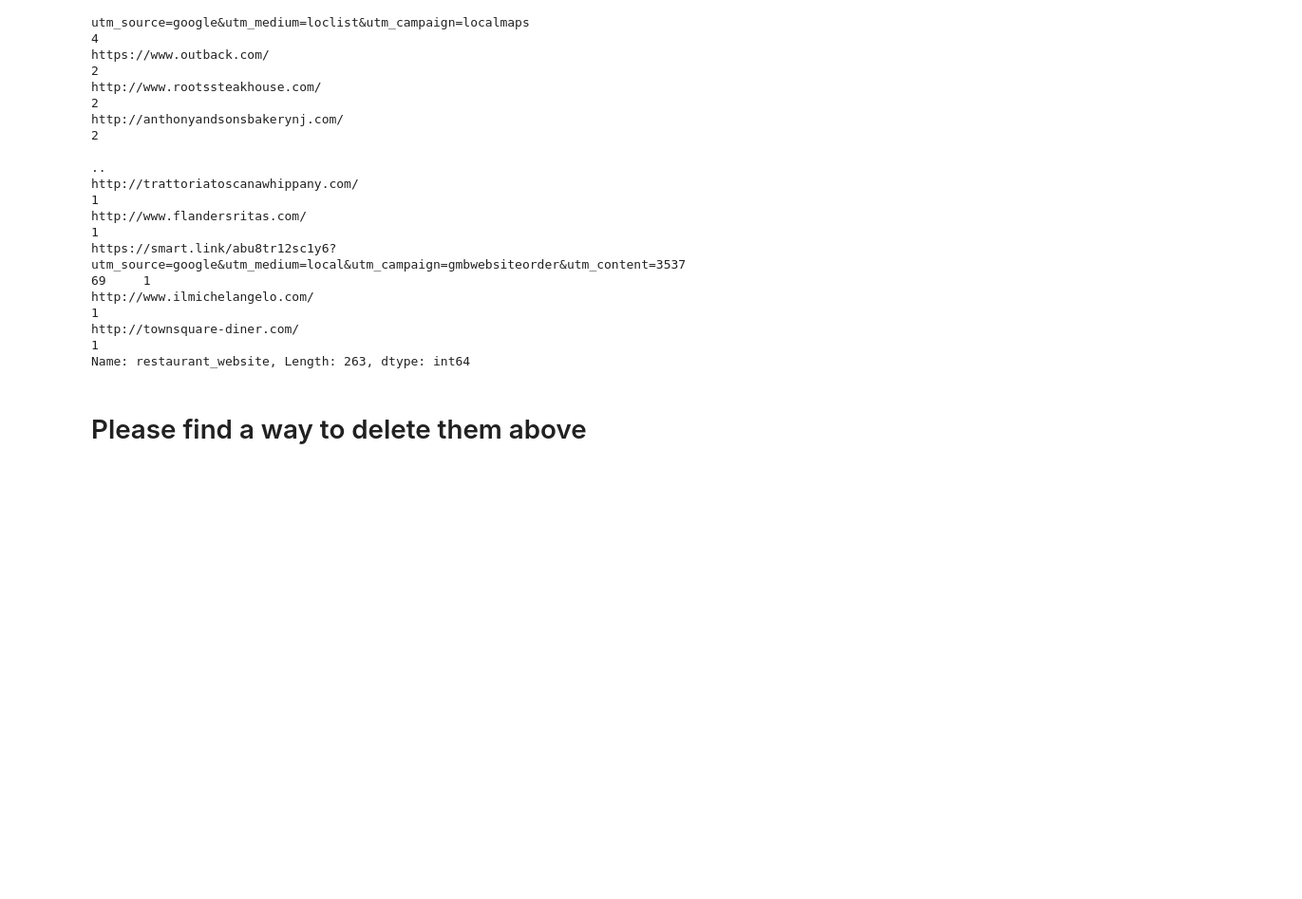
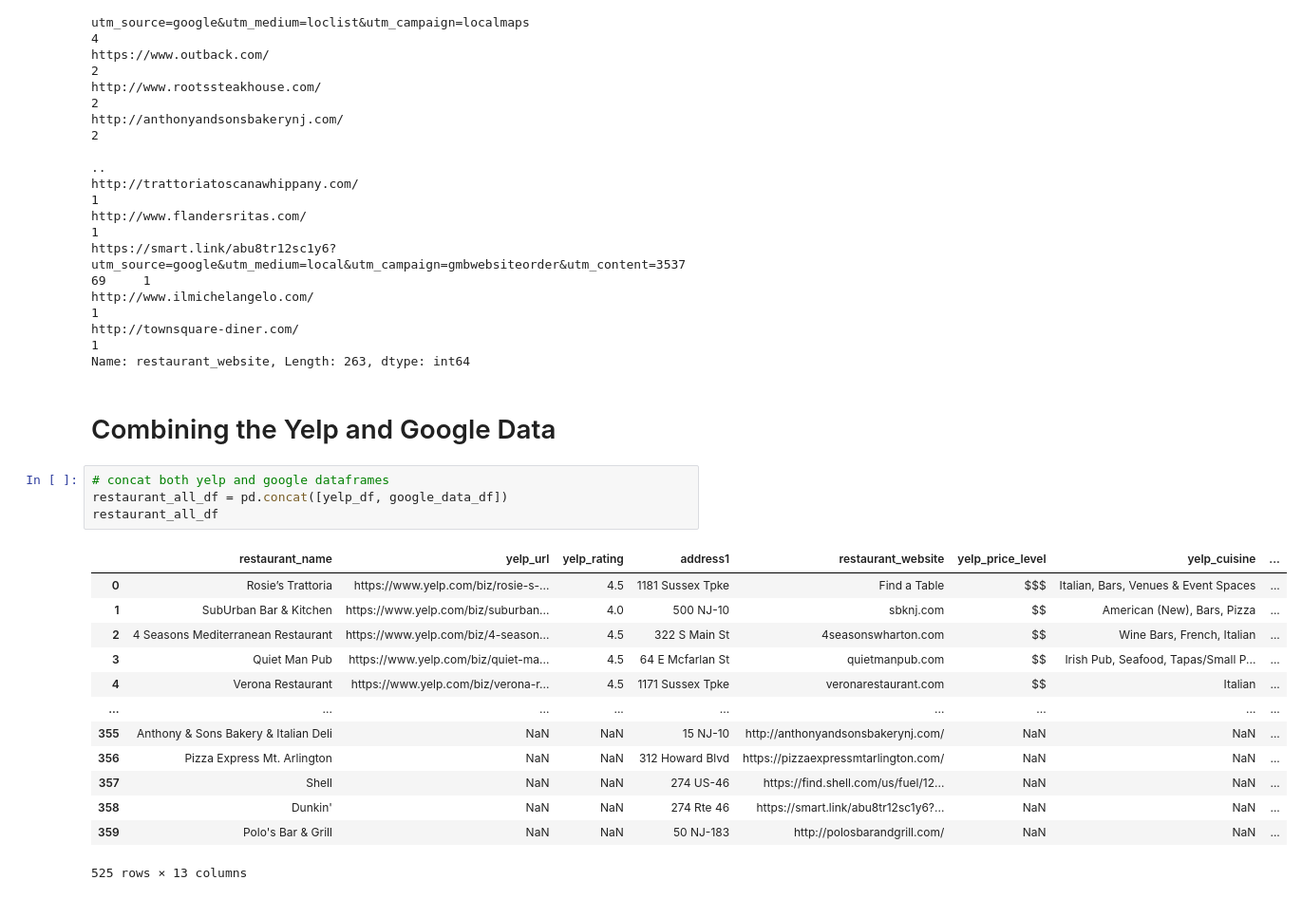
Before and after one commit to deliahellander/ETL-Project, a Jupyter notebook: Transformation/Transformation.ipynb, the cells around one changed output. Shown at 95% size. Cells and saved outputs as stored; diff of their text form; blank space fills up the shorter version.

```diff
--- a/Transformation/Transformation.ipynb
+++ b/Transformation/Transformation.ipynb
@@ -466,5 +489,23 @@ https://smart.link/abu8tr12sc1y6?utm_source=google&utm_medium=local&utm_campaign
 http://www.ilmichelangelo.com/                                                                                          1
 http://townsquare-diner.com/                                                                                            1
 Name: restaurant_website, Length: 263, dtype: int64
-# %% [markdown]
-# Please find a way to delete them above
+# %% [markdown]
+# Combining the Yelp and Google Data
+# %%
+# concat both yelp and google dataframes
+restaurant_all_df = pd.concat([yelp_df, google_data_df])
+restaurant_all_df
+# %% [output]
+|  | restaurant_name | yelp_url | yelp_rating | address1 | restaurant_website | yelp_price_level | yelp_cuisine | ... |
+| 0 | Rosie’s Trattoria | https://www.yelp.com/biz/rosie-s-... | 4.5 | 1181 Sussex Tpke | Find a Table | $$$ | Italian, Bars, Venues & Event Spaces | ... |
+| 1 | SubUrban Bar & Kitchen | https://www.yelp.com/biz/suburban... | 4.0 | 500 NJ-10 | sbknj.com | $$ | American (New), Bars, Pizza | ... |
+| 2 | 4 Seasons Mediterranean Restaurant | https://www.yelp.com/biz/4-season... | 4.5 | 322 S Main St | 4seasonswharton.com | $$ | Wine Bars, French, Italian | ... |
+| 3 | Quiet Man Pub | https://www.yelp.com/biz/quiet-ma... | 4.5 | 64 E Mcfarlan St | quietmanpub.com | $$ | Irish Pub, Seafood, Tapas/Small P... | ... |
+| 4 | Verona Restaurant | https://www.yelp.com/biz/verona-r... | 4.5 | 1171 Sussex Tpke | veronarestaurant.com | $$ | Italian | ... |
+| ... | ... | ... | ... | ... | ... | ... | ... | ... |
+| 355 | Anthony & Sons Bakery & Italian Deli | NaN | NaN | 15 NJ-10 | http://anthonyandsonsbakerynj.com/ | NaN | NaN | ... |
+| 356 | Pizza Express Mt. Arlington | NaN | NaN | 312 Howard Blvd | https://pizzaexpressmtarlington.com/ | NaN | NaN | ... |
+| 357 | Shell | NaN | NaN | 274 US-46 | https://find.shell.com/us/fuel/12... | NaN | NaN | ... |
+| 358 | Dunkin' | NaN | NaN | 274 Rte 46 | https://smart.link/abu8tr12sc1y6?... | NaN | NaN | ... |
+| 359 | Polo's Bar & Grill | NaN | NaN | 50 NJ-183 | http://polosbarandgrill.com/ | NaN | NaN | ... |
+525 rows × 13 columns
```
Also changed, not shown: parts of 11 cells of this notebook.
